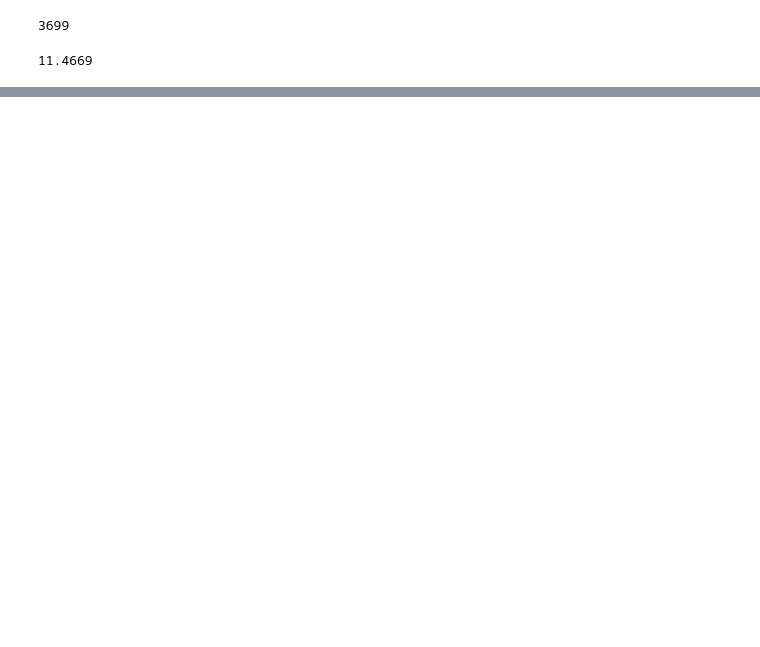
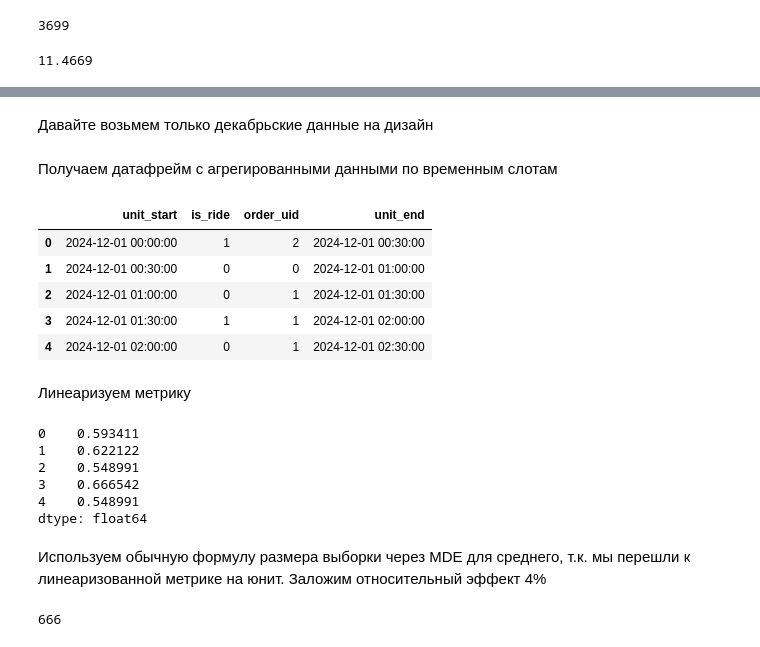
Before and after one commit to nataliiia-bo/hse_product_metrics_course, a Jupyter notebook: Sessions/Session_3/Seminar_3_AB_Design.ipynb, the cells around one changed output, grey strips where cells are left out. Cells and saved outputs as stored; diff of their text form; code cells hidden in the pictures; blank space fills up the shorter version.

```diff
--- a/Sessions/Session_3/Seminar_3_AB_Design.ipynb
+++ b/Sessions/Session_3/Seminar_3_AB_Design.ipynb
@@ -231,0 +316,3 @@ n * 2 /unique_users_per_day
+# %%
+df_taxi['date'] = pd.to_datetime(df_taxi['date'])
+df_taxi['timestamp'] = pd.to_datetime(df_taxi['date'].dt.strftime('%Y-%m-%d') + ' ' + df_taxi['time'].astype(str))
@@ -231,0 +323,35 @@ n * 2 /unique_users_per_day
+# %% [markdown]
+Давайте возьмем только декабрьские данные на дизайн
+# %%
+df_taxi_dec = df_taxi[df_taxi['timestamp'] >= pd.Timestamp(2024, 12, 1)].reset_index(drop=True)
+# %%
+df_taxi_dec['is_ride'] = df_taxi_dec['order_status'] == 'Completed'
+# %% [markdown]
+Получаем датафрейм с агрегированными данными по временным слотам
+# %%
+def get_switchback_units(df, num, den, num_agg, den_agg, time_col, time_slot_min):
+
+    df_units = df \
+        .set_index(time_col) \
+        .groupby(pd.Grouper(freq=f'{time_slot_min}min')) \
+        .agg({num:num_agg,
+              den:den_agg}) \
+        .reset_index() \
+        .rename(columns={time_col:'unit_start'})
+
+    df_units['unit_end'] = df_units['unit_start'] + pd.Timedelta(minutes=time_slot_min)
+
+    return df_units
+# %%
+df_taxi_dec_time_units = get_switchback_units(df_taxi_dec, 'is_ride', 'order_uid', 'sum', 'nunique', 'timestamp', 30)
+
+df_taxi_dec_time_units.head()
+# %% [output]
+|  | unit_start | is_ride | order_uid | unit_end |
+| 0 | 2024-12-01 00:00:00 | 1 | 2 | 2024-12-01 00:30:00 |
+| 1 | 2024-12-01 00:30:00 | 0 | 0 | 2024-12-01 01:00:00 |
+| 2 | 2024-12-01 01:00:00 | 0 | 1 | 2024-12-01 01:30:00 |
+| 3 | 2024-12-01 01:30:00 | 1 | 1 | 2024-12-01 02:00:00 |
+| 4 | 2024-12-01 02:00:00 | 0 | 1 | 2024-12-01 02:30:00 |
+# %% [markdown]
+Линеаризуем метрику
@@ -231,0 +365,17 @@ n * 2 /unique_users_per_day
+# %%
+z_lin_CR = ratio_linearise(df_taxi_dec_time_units.is_ride, df_taxi_dec_time_units.order_uid)
+
+z_lin_CR[:5]
+# %% [output]
+0    0.593411
+1    0.622122
+2    0.548991
+3    0.666542
+4    0.548991
+dtype: float64
+# %% [markdown]
+Используем обычную формулу размера выборки через MDE для среднего, т.к. мы перешли к линеаризованной метрике на юнит. Заложим относительный эффект 4%
+# %%
+sample_size_mean(z_lin_CR, 0.04 * z_lin_CR.mean(), alpha=0.05, power=0.8, two_sided=True)
+# %% [output]
+666
```
Also changed, not shown: parts of 14 cells of this notebook.
